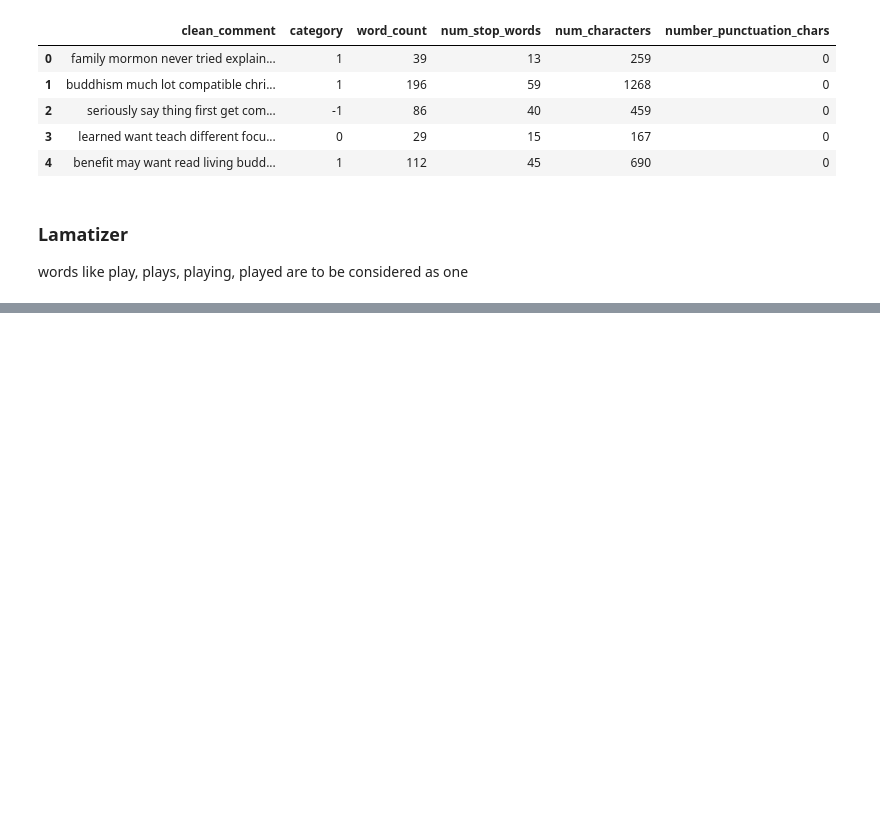
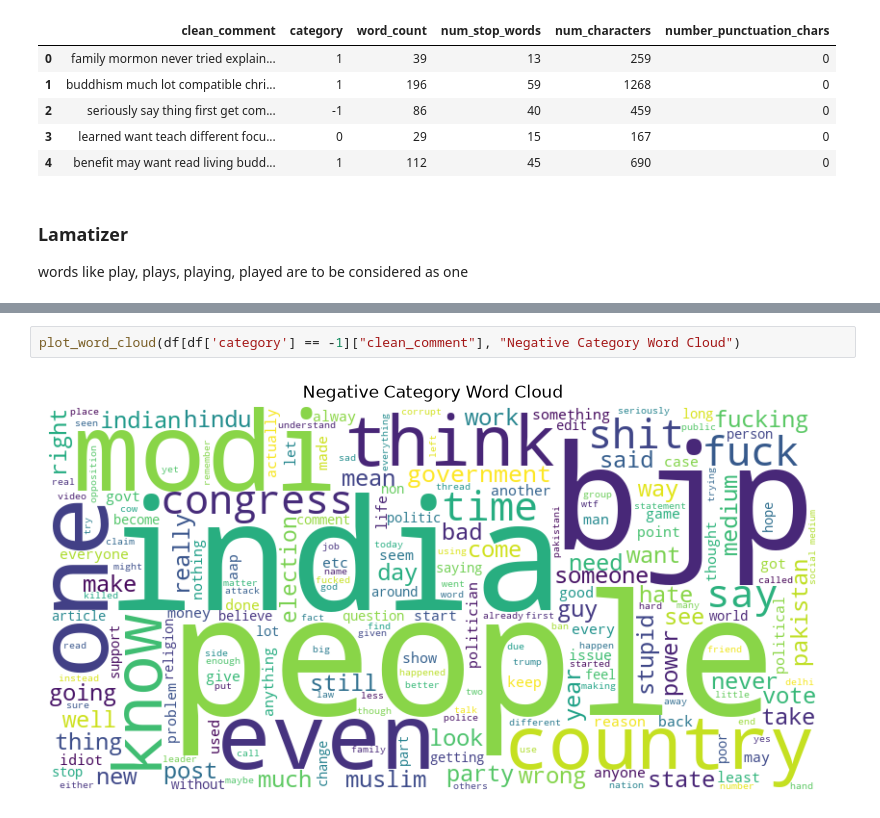
Before and after one commit to HerbertNtim/data-science-lab, a Jupyter notebook: jupyter_works/youtube-sentiment/notebooks/1_Preprocessing_&_EDA.ipynb, the cells around one changed output, grey strips where cells are left out. Cells and saved outputs as stored; diff of their text form; blank space fills up the shorter version.

```diff
--- a/jupyter_works/youtube-sentiment/notebooks/1_Preprocessing_&_EDA.ipynb
+++ b/jupyter_works/youtube-sentiment/notebooks/1_Preprocessing_&_EDA.ipynb
@@ -721,0 +745,4 @@ ModuleNotFoundError: No module named 'wordcloud'
+# %%
+plot_word_cloud(df[df['category'] == -1]["clean_comment"], "Negative Category Word Cloud")
+# %% [output]
+[figure, added]
```
Also changed, not shown: parts of 10 cells of this notebook, 1 other file.
